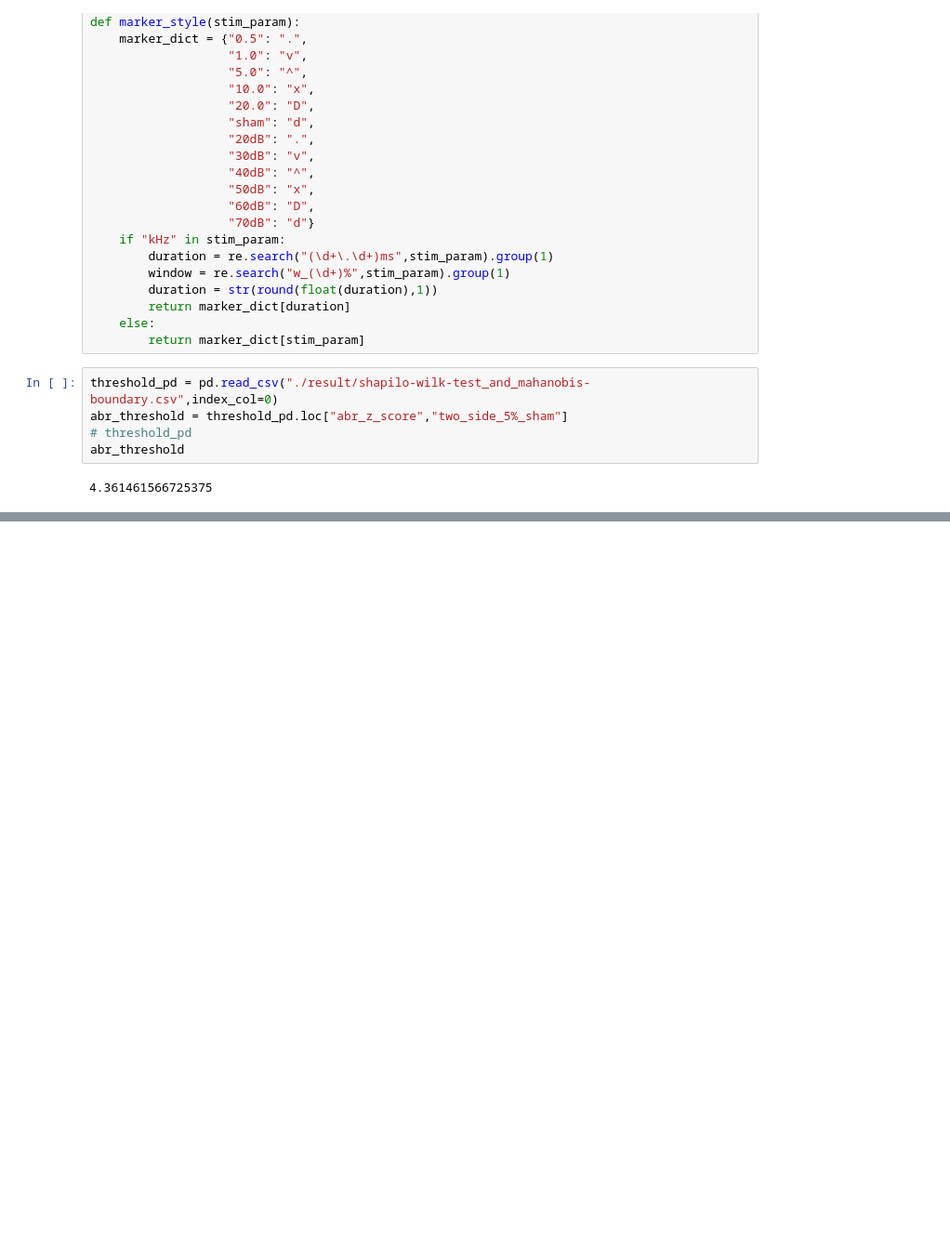
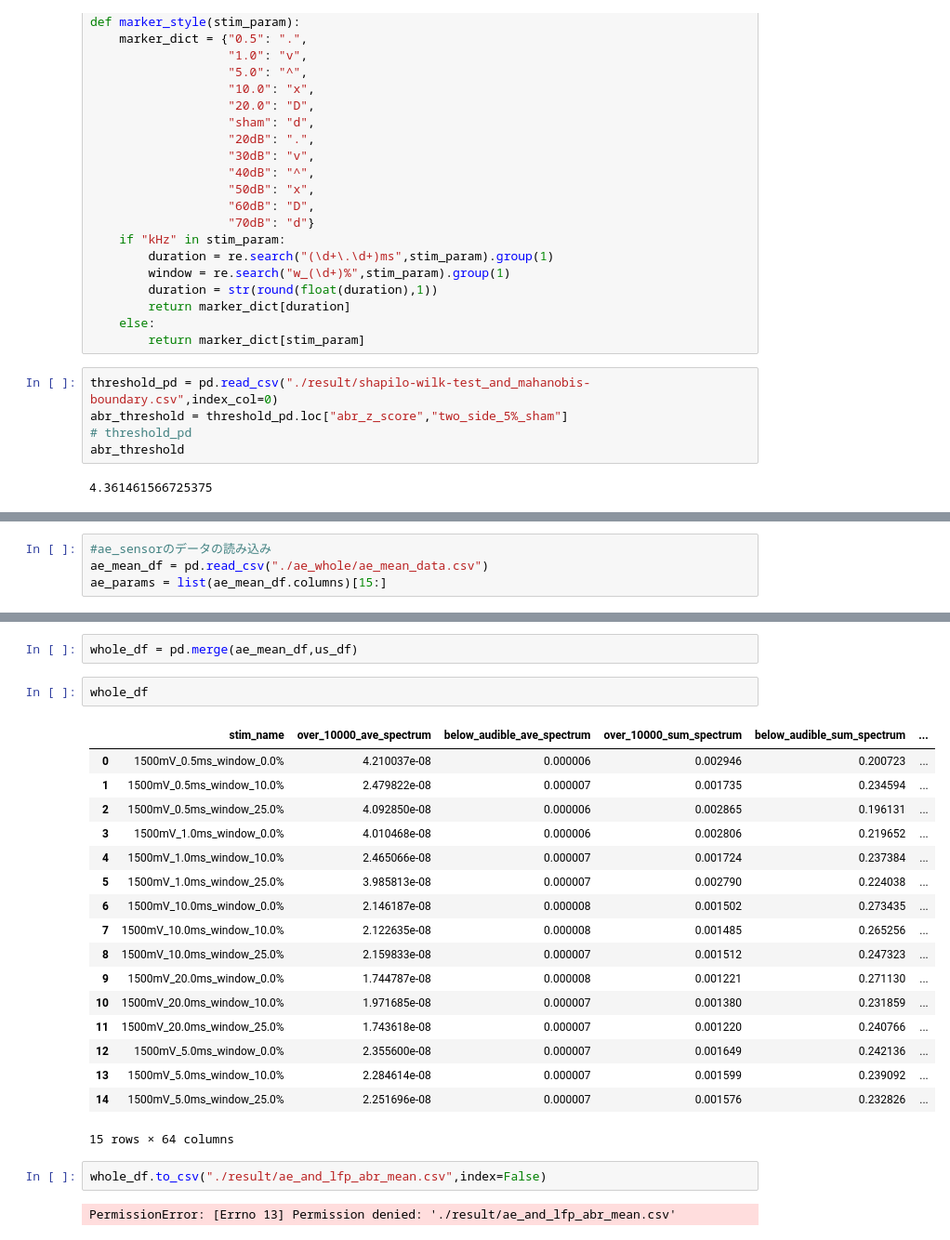
Before and after one commit to smasa1112/ABR_LFP_analysis, a Jupyter notebook: each_stim_plot.ipynb, the cells around one changed output, grey strips where cells are left out. Shown at 93% size. Drawn from its saved outputs; the diff is of its cells as text; blank space fills up the shorter version.

```diff
--- a/each_stim_plot.ipynb
+++ b/each_stim_plot.ipynb
@@ -198,3 +202,7 @@ each_stim_mean_err_df.to_csv("./result/each_stim_abr_lfp_mean_err.csv")
 [figure]
 [figure]
 [figure]
+# %%
+#ae_sensorのデータの読み込み
+ae_mean_df = pd.read_csv("./ae_whole/ae_mean_data.csv")
+ae_params = list(ae_mean_df.columns)[15:]
@@ -200,0 +271,26 @@ each_stim_mean_err_df.to_csv("./result/each_stim_abr_lfp_mean_err.csv")
+# %%
+whole_df = pd.merge(ae_mean_df,us_df)
+# %%
+whole_df
+# %% [output]
+|  | stim_name | over_10000_ave_spectrum | below_audible_ave_spectrum | over_10000_sum_spectrum | below_audible_sum_spectrum | ... |
+| 0 | 1500mV_0.5ms_window_0.0% | 4.210037e-08 | 0.000006 | 0.002946 | 0.200723 | ... |
+| 1 | 1500mV_0.5ms_window_10.0% | 2.479822e-08 | 0.000007 | 0.001735 | 0.234594 | ... |
+| 2 | 1500mV_0.5ms_window_25.0% | 4.092850e-08 | 0.000006 | 0.002865 | 0.196131 | ... |
+| 3 | 1500mV_1.0ms_window_0.0% | 4.010468e-08 | 0.000006 | 0.002806 | 0.219652 | ... |
+| 4 | 1500mV_1.0ms_window_10.0% | 2.465066e-08 | 0.000007 | 0.001724 | 0.237384 | ... |
+| 5 | 1500mV_1.0ms_window_25.0% | 3.985813e-08 | 0.000007 | 0.002790 | 0.224038 | ... |
+| 6 | 1500mV_10.0ms_window_0.0% | 2.146187e-08 | 0.000008 | 0.001502 | 0.273435 | ... |
+| 7 | 1500mV_10.0ms_window_10.0% | 2.122635e-08 | 0.000008 | 0.001485 | 0.265256 | ... |
+| 8 | 1500mV_10.0ms_window_25.0% | 2.159833e-08 | 0.000007 | 0.001512 | 0.247323 | ... |
+| 9 | 1500mV_20.0ms_window_0.0% | 1.744787e-08 | 0.000008 | 0.001221 | 0.271130 | ... |
+| 10 | 1500mV_20.0ms_window_10.0% | 1.971685e-08 | 0.000007 | 0.001380 | 0.231859 | ... |
+| 11 | 1500mV_20.0ms_window_25.0% | 1.743618e-08 | 0.000007 | 0.001220 | 0.240766 | ... |
+| 12 | 1500mV_5.0ms_window_0.0% | 2.355600e-08 | 0.000007 | 0.001649 | 0.242136 | ... |
+| 13 | 1500mV_5.0ms_window_10.0% | 2.284614e-08 | 0.000007 | 0.001599 | 0.239092 | ... |
+| 14 | 1500mV_5.0ms_window_25.0% | 2.251696e-08 | 0.000007 | 0.001576 | 0.232826 | ... |
+15 rows × 64 columns
+# %%
+whole_df.to_csv("./result/ae_and_lfp_abr_mean.csv",index=False)
+# %% [output]
+PermissionError: [Errno 13] Permission denied: './result/ae_and_lfp_abr_mean.csv'
```
Also changed, not shown: parts of 11 cells of this notebook, 3 other files.
